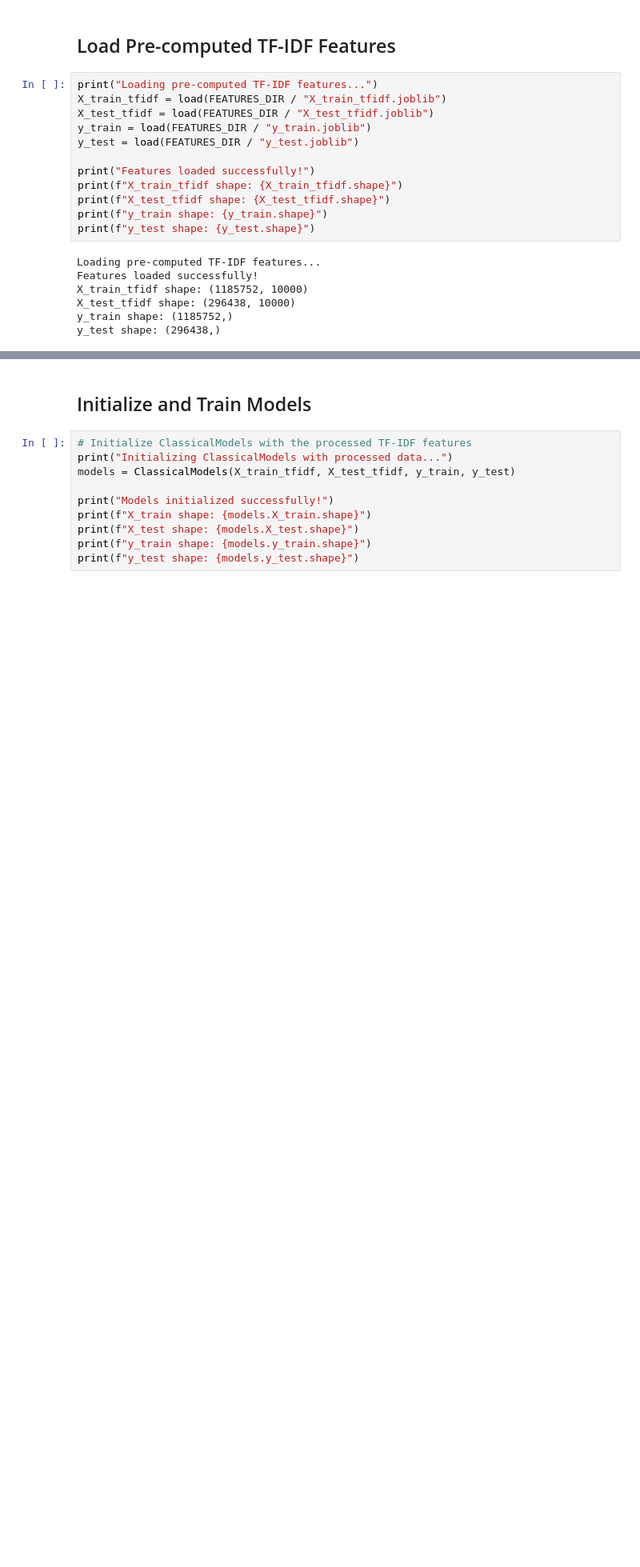
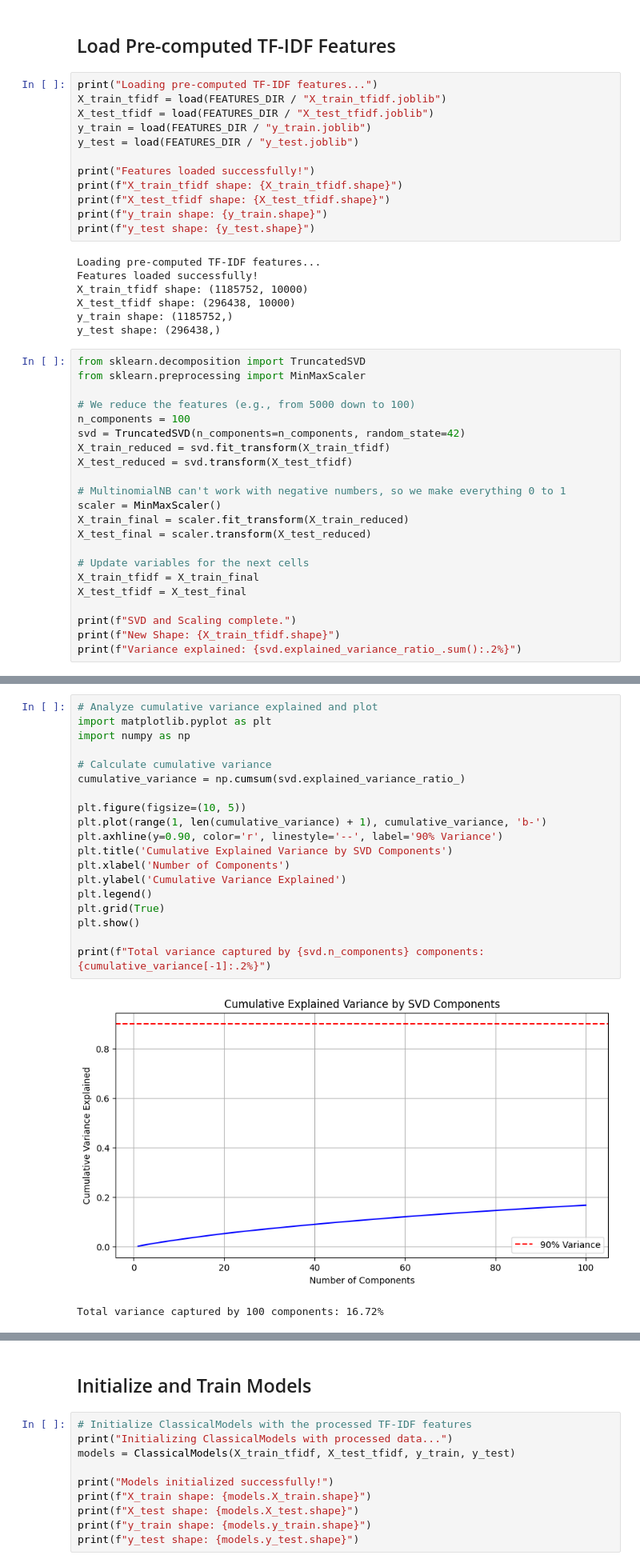
Before and after one commit to Mohamed-Ehab-Sabry/nlp-fake-news-detector-transformers, a Jupyter notebook: src/models/KNN-naive_bayes.ipynb, the cells around one changed output, grey strips where cells are left out. Shown at 80% size. Saved outputs shown, nothing was run; the diff lists cells and outputs as text; blank space fills up the shorter version.

Commit message:
feat:(KNN-naive_bayes.ipynb): implement dim reduction using TruncatedSVD. HPT to optimize model performance.

```diff
--- a/src/models/KNN-naive_bayes.ipynb
+++ b/src/models/KNN-naive_bayes.ipynb
@@ -98,3 +131,25 @@ X_train_tfidf shape: (1185752, 10000)
 X_test_tfidf shape: (296438, 10000)
 y_train shape: (1185752,)
 y_test shape: (296438,)
+# %%
+from sklearn.decomposition import TruncatedSVD
+from sklearn.preprocessing import MinMaxScaler
+
+# We reduce the features (e.g., from 5000 down to 100)
+n_components = 100
+svd = TruncatedSVD(n_components=n_components, random_state=42)
+X_train_reduced = svd.fit_transform(X_train_tfidf)
+X_test_reduced = svd.transform(X_test_tfidf)
+
+# MultinomialNB can't work with negative numbers, so we make everything 0 to 1
+scaler = MinMaxScaler()
+X_train_final = scaler.fit_transform(X_train_reduced)
+X_test_final = scaler.transform(X_test_reduced)
+
+# Update variables for the next cells
+X_train_tfidf = X_train_final
+X_test_tfidf = X_test_final
+
+print(f"SVD and Scaling complete.")
+print(f"New Shape: {X_train_tfidf.shape}")
+print(f"Variance explained: {svd.explained_variance_ratio_.sum():.2%}")
@@ -100,0 +162,22 @@ y_test shape: (296438,)
+# %%
+# Analyze cumulative variance explained and plot
+import matplotlib.pyplot as plt
+import numpy as np
+
+# Calculate cumulative variance
+cumulative_variance = np.cumsum(svd.explained_variance_ratio_)
+
+plt.figure(figsize=(10, 5))
+plt.plot(range(1, len(cumulative_variance) + 1), cumulative_variance, 'b-')
+plt.axhline(y=0.90, color='r', linestyle='--', label='90% Variance')
+plt.title('Cumulative Explained Variance by SVD Components')
+plt.xlabel('Number of Components')
+plt.ylabel('Cumulative Variance Explained')
+plt.legend()
+plt.grid(True)
+plt.show()
+
+print(f"Total variance captured by {svd.n_components} components: {cumulative_variance[-1]:.2%}")
+# %% [output]
+[figure, added]
+Total variance captured by 100 components: 16.72%
```
Also changed, not shown: parts of 25 cells of this notebook.
